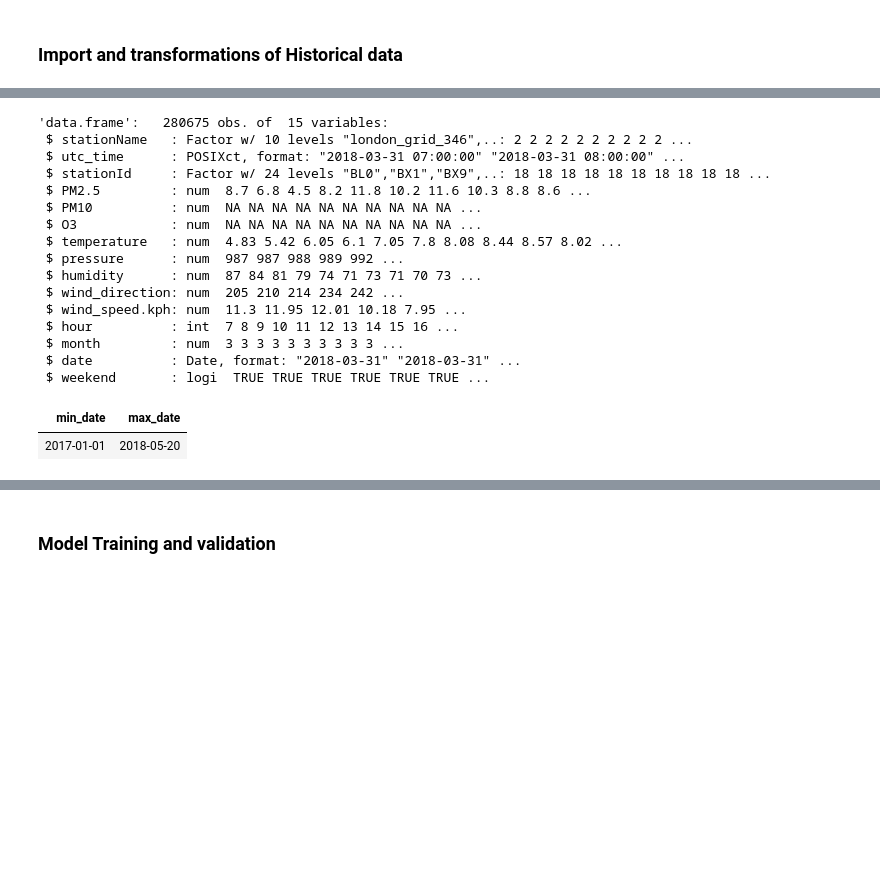
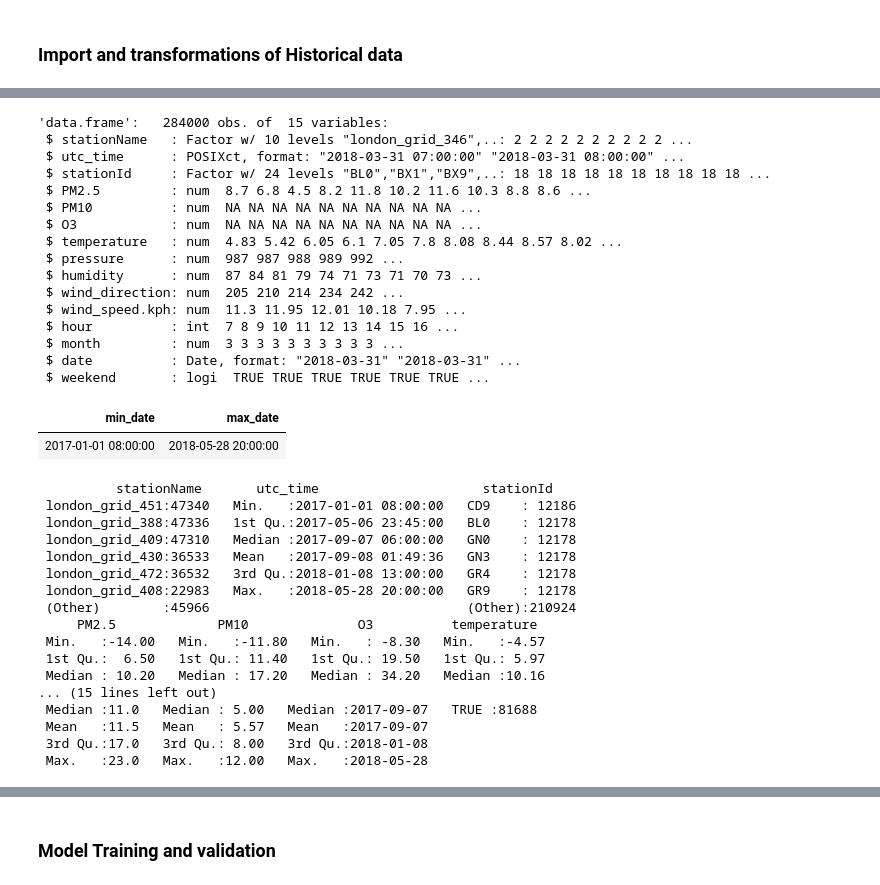
Before and after one commit to KelseyFertakis/DS420_Factoria, a Jupyter notebook: VM_London_Submission.ipynb, the cells around one changed output, grey strips where cells are left out. Drawn from its saved outputs; the diff is of its cells as text; code cells hidden in the pictures; blank space fills up the shorter version.

```diff
--- a/VM_London_Submission.ipynb
+++ b/VM_London_Submission.ipynb
@@ -233,23 +256,41 @@ str(ld_aq_gm_hist_data)
 ld_aq_gm_combined_data <- rbind(ld_aq_gm_data, ld_aq_gm_hist_data)
 # %%
 str(ld_aq_gm_combined_data)
-ld_aq_gm_combined_data %>% summarize(min_date = min(date), max_date = max(date))
+ld_aq_gm_combined_data %>% summarize(min_date = min(utc_time), max_date = max(utc_time))
+summary(ld_aq_gm_combined_data)
 # %% [output]
-'data.frame':   280675 obs. of  15 variables:
+'data.frame':   284000 obs. of  15 variables:
  $ stationName   : Factor w/ 10 levels "london_grid_346",..: 2 2 2 2 2 2 2 2 2 2 ...
  $ utc_time      : POSIXct, format: "2018-03-31 07:00:00" "2018-03-31 08:00:00" ...
  $ stationId     : Factor w/ 24 levels "BL0","BX1","BX9",..: 18 18 18 18 18 18 18 18 18 18 ...
  $ PM2.5         : num  8.7 6.8 4.5 8.2 11.8 10.2 11.6 10.3 8.8 8.6 ...
  $ PM10          : num  NA NA NA NA NA NA NA NA NA NA ...
  $ O3            : num  NA NA NA NA NA NA NA NA NA NA ...
  $ temperature   : num  4.83 5.42 6.05 6.1 7.05 7.8 8.08 8.44 8.57 8.02 ...
  $ pressure      : num  987 987 988 989 992 ...
  $ humidity      : num  87 84 81 79 74 71 73 71 70 73 ...
  $ wind_direction: num  205 210 214 234 242 ...
  $ wind_speed.kph: num  11.3 11.95 12.01 10.18 7.95 ...
  $ hour          : int  7 8 9 10 11 12 13 14 15 16 ...
  $ month         : num  3 3 3 3 3 3 3 3 3 3 ...
  $ date          : Date, format: "2018-03-31" "2018-03-31" ...
  $ weekend       : logi  TRUE TRUE TRUE TRUE TRUE TRUE ...
 | min_date | max_date |
-| 2017-01-01 | 2018-05-20 |
+| 2017-01-01 08:00:00 | 2018-05-28 20:00:00 |
+          stationName       utc_time                     stationId
+ london_grid_451:47340   Min.   :2017-01-01 08:00:00   CD9    : 12186
+ london_grid_388:47336   1st Qu.:2017-05-06 23:45:00   BL0    : 12178
+ london_grid_409:47310   Median :2017-09-07 06:00:00   GN0    : 12178
+ london_grid_430:36533   Mean   :2017-09-08 01:49:36   GN3    : 12178
+ london_grid_472:36532   3rd Qu.:2018-01-08 13:00:00   GR4    : 12178
+ london_grid_408:22983   Max.   :2018-05-28 20:00:00   GR9    : 12178
+ (Other)        :45966                                 (Other):210924
+     PM2.5             PM10              O3          temperature
+ Min.   :-14.00   Min.   :-11.80   Min.   : -8.30   Min.   :-4.57
+ 1st Qu.:  6.50   1st Qu.: 11.40   1st Qu.: 19.50   1st Qu.: 5.97
+ Median : 10.20   Median : 17.20   Median : 34.20   Median :10.16
+... (15 lines left out)
+ Median :11.0   Median : 5.00   Median :2017-09-07   TRUE :81688
+ Mean   :11.5   Mean   : 5.57   Mean   :2017-09-07
+ 3rd Qu.:17.0   3rd Qu.: 8.00   3rd Qu.:2018-01-08
+ Max.   :23.0   Max.   :12.00   Max.   :2018-05-28
```
Also changed, not shown: parts of 39 cells of this notebook.
